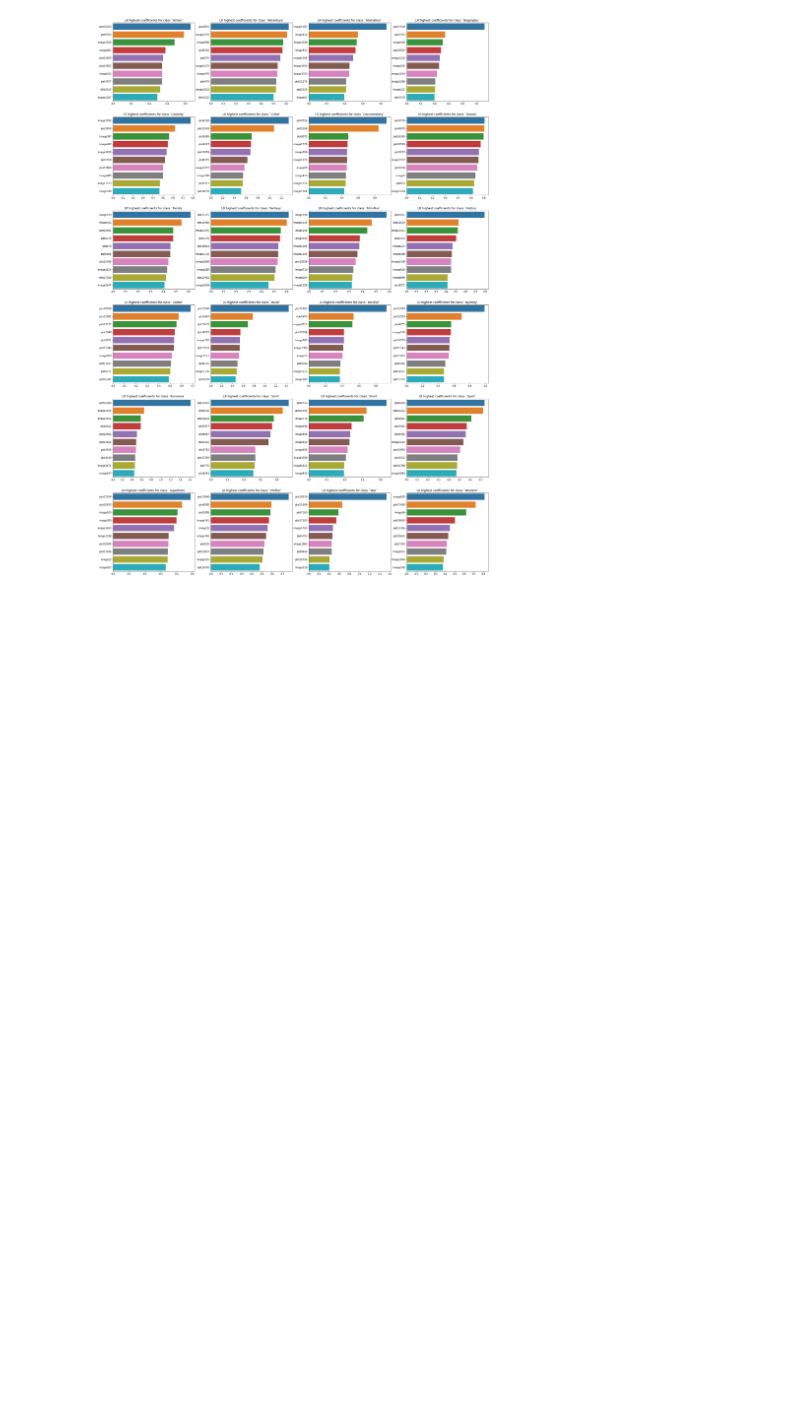
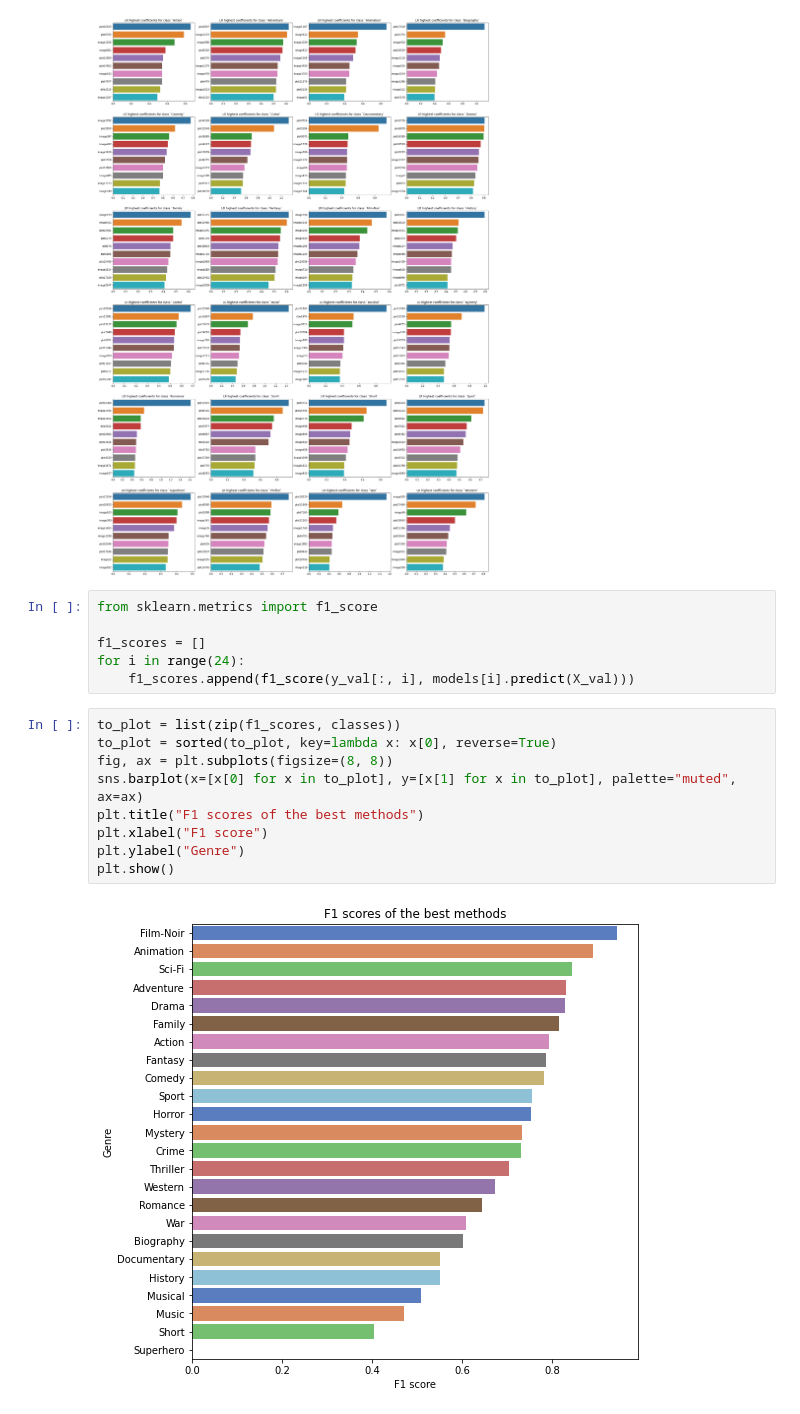
Before and after one commit to timetoai/IMDB_movie_classification, a Jupyter notebook: visualization.ipynb, the cells around one changed output. Cells and saved outputs as stored; diff of their text form; blank space fills up the shorter version.

```diff
--- a/visualization.ipynb
+++ b/visualization.ipynb
@@ -186,3 +186,20 @@ for i in range(6):
         axs[i][j].set_title(f"LR highest coefficients for class `{classes[class_ind]}`")
 # %% [output]
 [figure]
+# %%
+from sklearn.metrics import f1_score
+
+f1_scores = []
+for i in range(24):
+    f1_scores.append(f1_score(y_val[:, i], models[i].predict(X_val)))
+# %%
+to_plot = list(zip(f1_scores, classes))
+to_plot = sorted(to_plot, key=lambda x: x[0], reverse=True)
+fig, ax = plt.subplots(figsize=(8, 8))
+sns.barplot(x=[x[0] for x in to_plot], y=[x[1] for x in to_plot], palette="muted", ax=ax)
+plt.title("F1 scores of the best methods")
+plt.xlabel("F1 score")
+plt.ylabel("Genre")
+plt.show()
+# %% [output]
+[figure, added]
```
